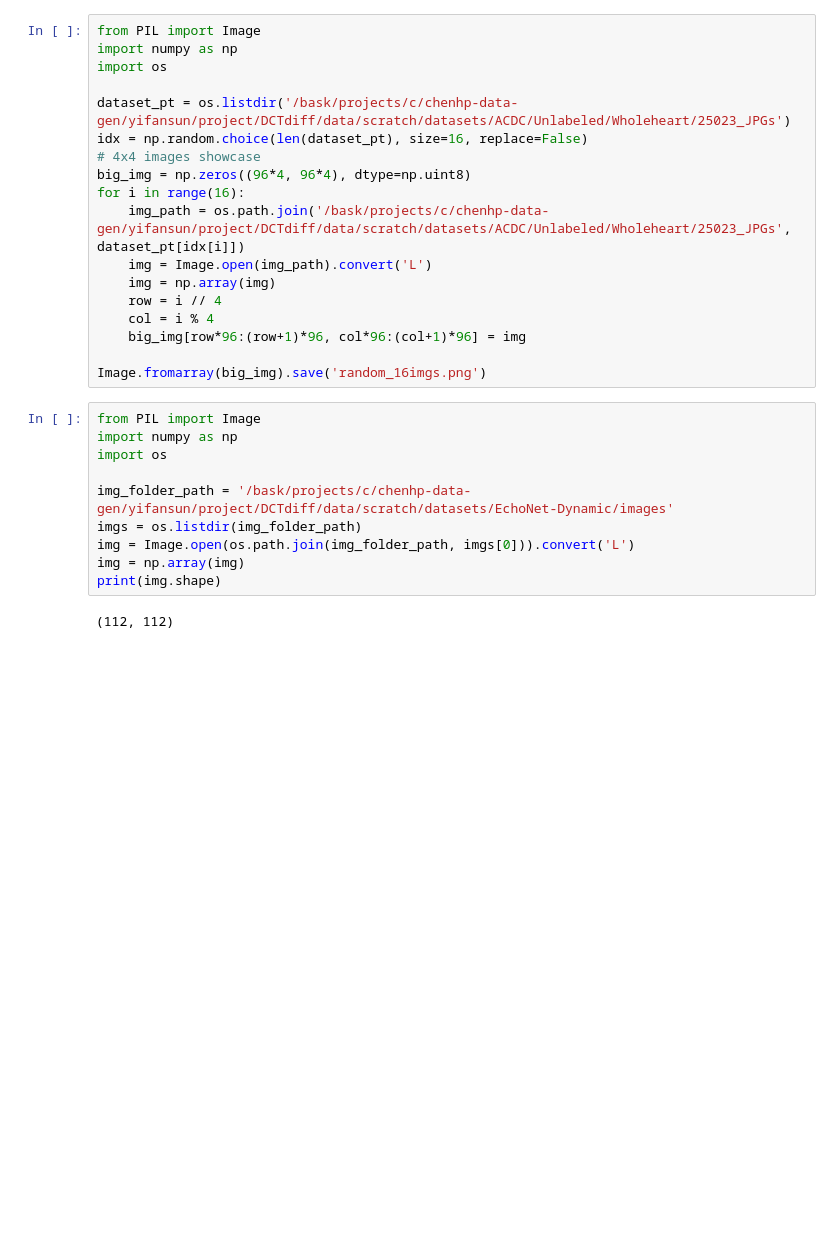
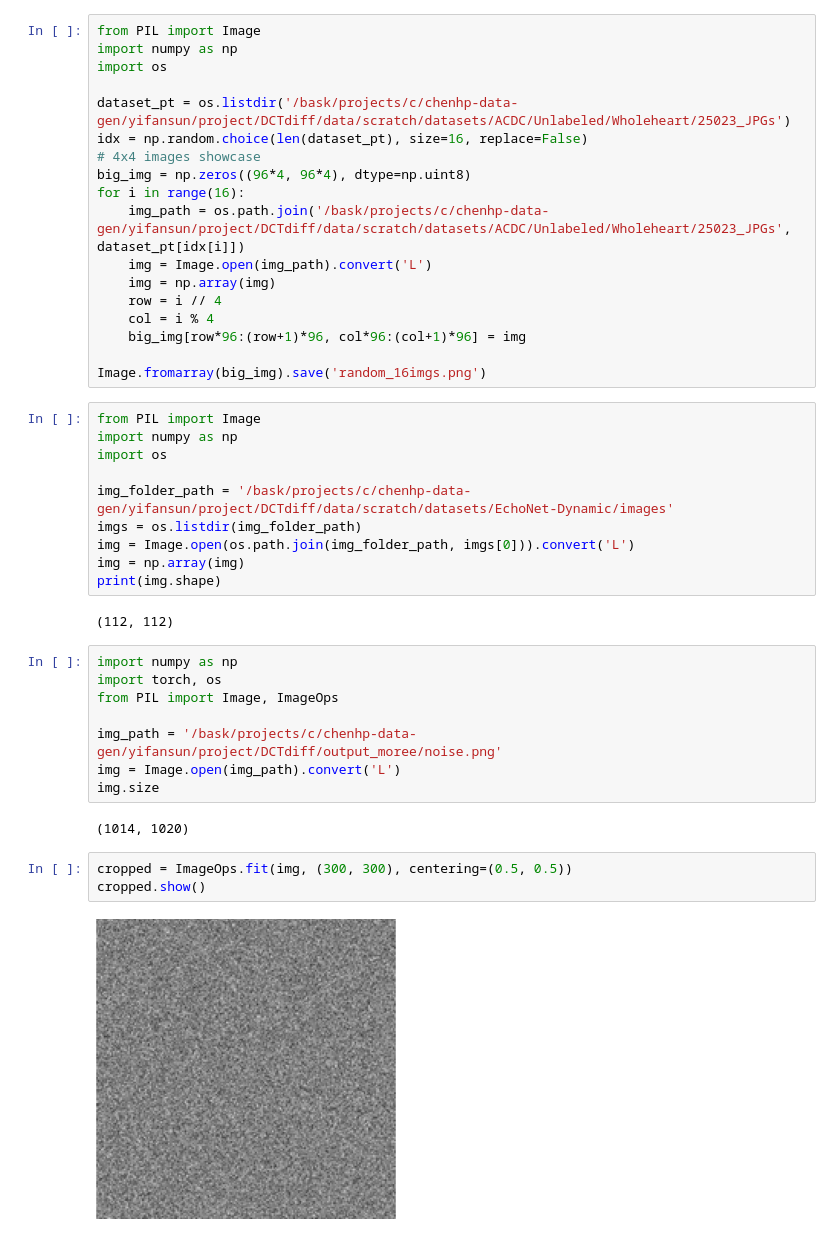
Before and after one commit to Jean-Yifan-Sun/DCT-MoE, a Jupyter notebook: data_tools.ipynb, the cells around one changed output. Saved outputs shown, nothing was run; the diff lists cells and outputs as text; blank space fills up the shorter version.

```diff
--- a/data_tools.ipynb
+++ b/data_tools.ipynb
@@ -683,3 +683,18 @@ img = np.array(img)
 print(img.shape)
 # %% [output]
 (112, 112)
+# %%
+import numpy as np
+import torch, os
+from PIL import Image, ImageOps
+
+img_path = '/bask/projects/c/chenhp-data-gen/yifansun/project/DCTdiff/output_moree/noise.png'
+img = Image.open(img_path).convert('L')
+img.size
+# %% [output]
+(1014, 1020)
+# %%
+cropped = ImageOps.fit(img, (300, 300), centering=(0.5, 0.5))
+cropped.show()
+# %% [output]
+[figure, added]
```
Also changed, not shown: parts of 2 cells of this notebook, 13 other files.
